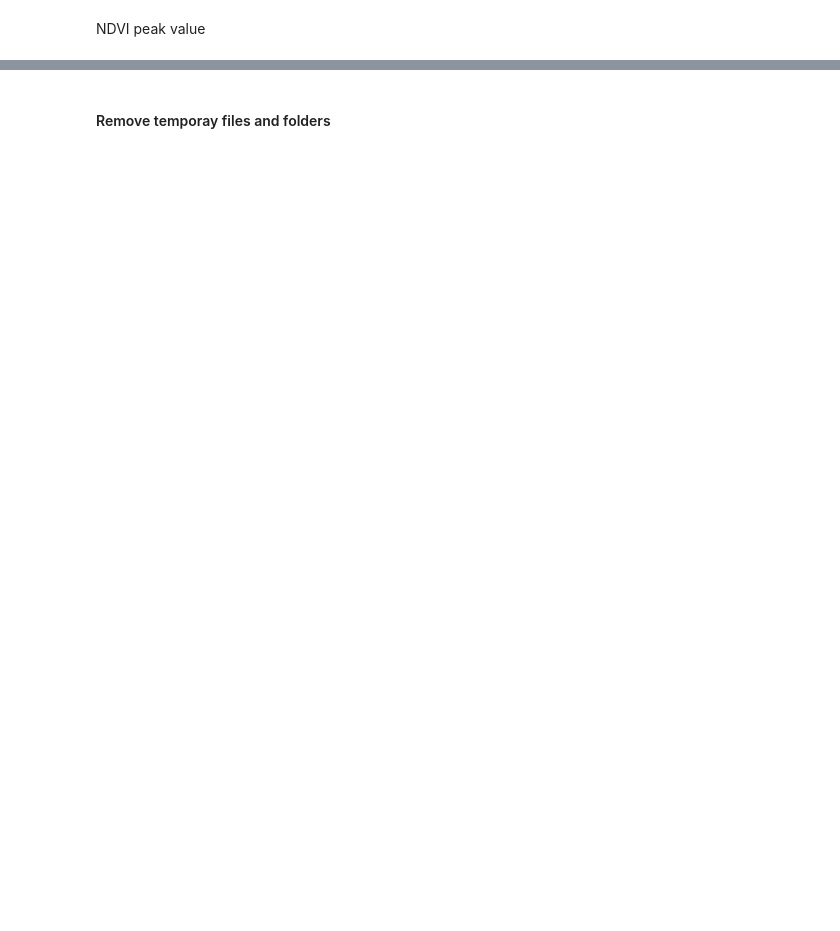
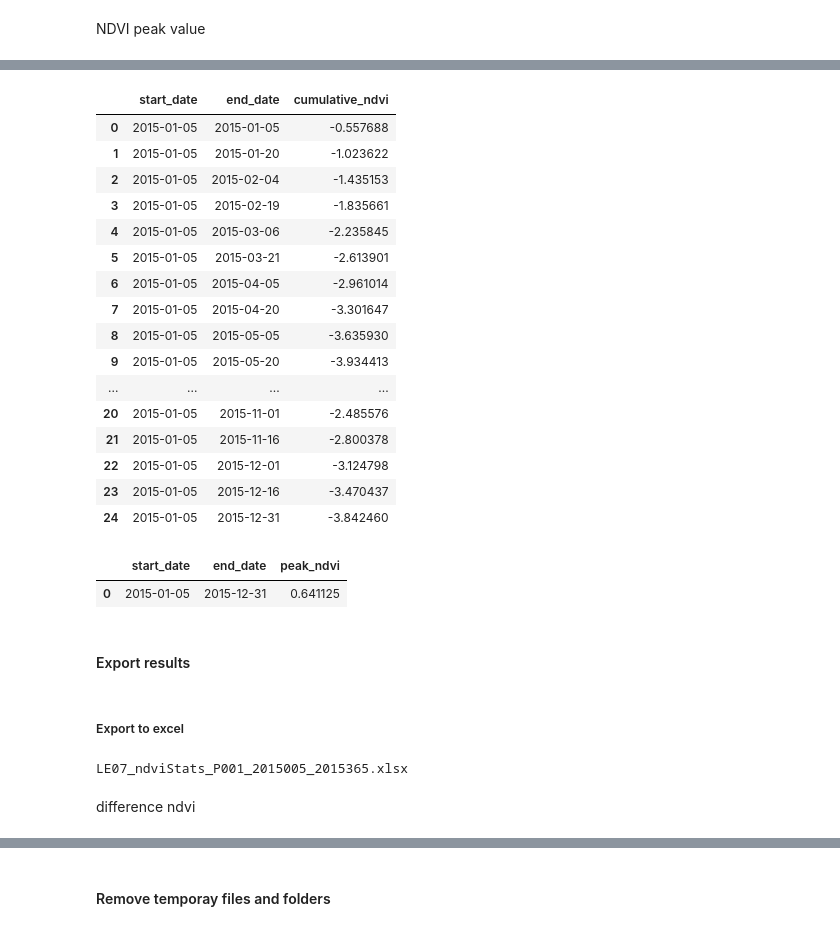
Before and after one commit to ec-better/ewf-ext-02-03-02, a Jupyter notebook: src/main/app-resources/notebook/libexec/input.ipynb, the cells around one changed output, grey strips where cells are left out. Drawn from its saved outputs; the diff is of its cells as text; code cells hidden in the pictures; blank space fills up the shorter version.

```diff
--- a/src/main/app-resources/notebook/libexec/input.ipynb
+++ b/src/main/app-resources/notebook/libexec/input.ipynb
@@ -758,0 +1037,42 @@ Output End date of the growing season
+# %%
+#[mat.mean() for mat in cumulative_matrix_img_list]
+
+col_names = ['start_date', 'end_date', 'cumulative_ndvi']
+cumulative_ndvi_parcel = pd.DataFrame(columns=col_names)
+
+for idx in range(len(dates_inter)):
+
+    cumulative_ndvi_parcel = cumulative_ndvi_parcel.append({'start_date': dates_inter[0], 'end_date': dates_inter[idx], 'cumulative_ndvi': cumulative_matrix_img_list[idx].mean()}, ignore_index=True)
+
+cumulative_ndvi_parcel
+# %% [output]
+|  | start_date | end_date | cumulative_ndvi |
+| 0 | 2015-01-05 | 2015-01-05 | -0.557688 |
+| 1 | 2015-01-05 | 2015-01-20 | -1.023622 |
+| 2 | 2015-01-05 | 2015-02-04 | -1.435153 |
+| 3 | 2015-01-05 | 2015-02-19 | -1.835661 |
+| 4 | 2015-01-05 | 2015-03-06 | -2.235845 |
+| 5 | 2015-01-05 | 2015-03-21 | -2.613901 |
+| 6 | 2015-01-05 | 2015-04-05 | -2.961014 |
+| 7 | 2015-01-05 | 2015-04-20 | -3.301647 |
+| 8 | 2015-01-05 | 2015-05-05 | -3.635930 |
+| 9 | 2015-01-05 | 2015-05-20 | -3.934413 |
+| ... | ... | ... | ... |
+| 20 | 2015-01-05 | 2015-11-01 | -2.485576 |
+| 21 | 2015-01-05 | 2015-11-16 | -2.800378 |
+| 22 | 2015-01-05 | 2015-12-01 | -3.124798 |
+| 23 | 2015-01-05 | 2015-12-16 | -3.470437 |
+| 24 | 2015-01-05 | 2015-12-31 | -3.842460 |
+# %%
+#peak_matrix_img_ma.mean()
+
+col_names = ['start_date', 'end_date', 'peak_ndvi']
+peak_ndvi_parcel = pd.DataFrame(columns=col_names)
+peak_ndvi_parcel = peak_ndvi_parcel.append({'start_date': dates_inter[0], 'end_date': dates_inter[-1], 'peak_ndvi': peak_matrix_img_ma.mean()}, ignore_index=True)
+
+peak_ndvi_parcel
+# %% [output]
+|  | start_date | end_date | peak_ndvi |
+| 0 | 2015-01-05 | 2015-12-31 | 0.641125 |
+# %% [markdown]
+#### Export results
@@ -758,0 +1085,24 @@ Output End date of the growing season
+# %% [markdown]
+##### Export to excel
+# %%
+var_name = 'ndviStats'
+
+start_date = dates_inter[0]
+end_date = dates_inter[-1]
+
+excel_output_name = '_'.join([first_part, var_name, areaOfInterestName, start_date.strftime("%Y%j"), end_date.strftime("%Y%j")]) + '.xlsx'
+
+excel_output_name = os.path.join(output_folder, excel_output_name)
+
+print(excel_output_name)
+
+with pd.ExcelWriter(excel_output_name) as writer:  # doctest: +SKIP
+    start_date_parcel.to_excel(writer, sheet_name='start_growing_season')
+    end_date_parcel.to_excel(writer, sheet_name='end_growing_season')
+    dif_ndvi_parcel.to_excel(writer, sheet_name='dif_ndvi')
+    cumulative_ndvi_parcel.to_excel(writer, sheet_name='cumulative_ndvi')
+    peak_ndvi_parcel.to_excel(writer, sheet_name='peak_ndvi')
+# %% [output]
+LE07_ndviStats_P001_2015005_2015365.xlsx
+# %% [markdown]
+difference ndvi
```
Also changed, not shown: parts of 83 cells of this notebook, 2 other files.
